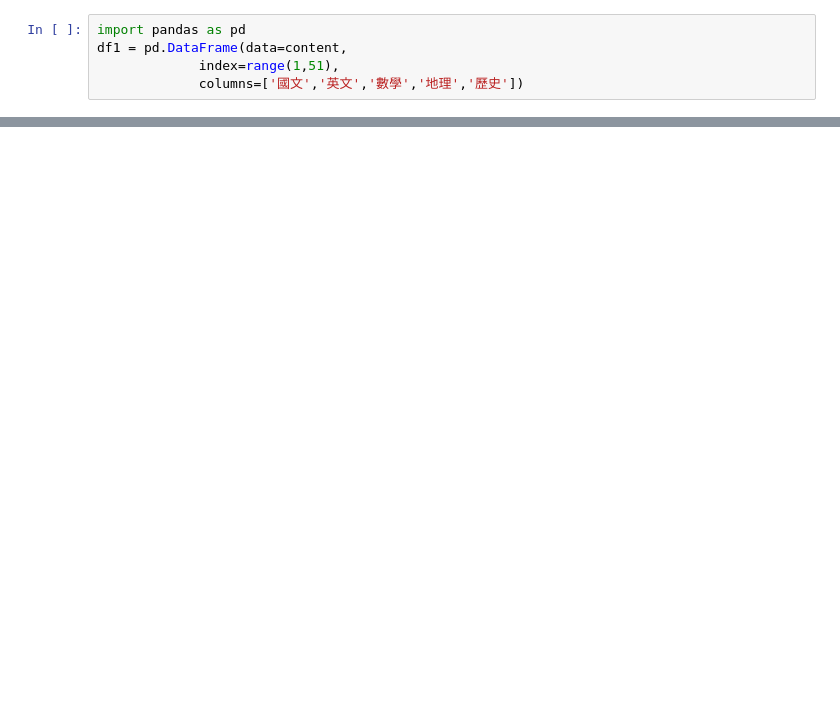
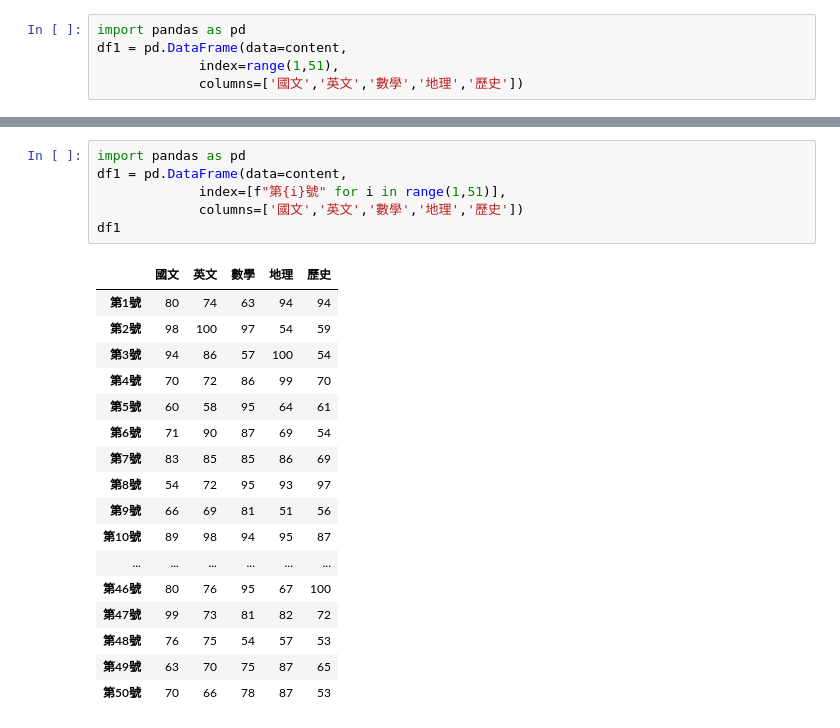
Before and after one commit to Shanpochen/_class_, a Jupyter notebook: lesson11.ipynb, the cells around one changed output, grey strips where cells are left out. Drawn from its saved outputs; the diff is of its cells as text; blank space fills up the shorter version.

```diff
--- a/lesson11.ipynb
+++ b/lesson11.ipynb
@@ -76,0 +26,24 @@ dtype: int64
+# %%
+import pandas as pd
+df1 = pd.DataFrame(data=content,
+             index=[f"第{i}號" for i in range(1,51)],
+             columns=['國文','英文','數學','地理','歷史'])
+df1
+# %% [output]
+|  | 國文 | 英文 | 數學 | 地理 | 歷史 |
+| 第1號 | 80 | 74 | 63 | 94 | 94 |
+| 第2號 | 98 | 100 | 97 | 54 | 59 |
+| 第3號 | 94 | 86 | 57 | 100 | 54 |
+| 第4號 | 70 | 72 | 86 | 99 | 70 |
+| 第5號 | 60 | 58 | 95 | 64 | 61 |
+| 第6號 | 71 | 90 | 87 | 69 | 54 |
+| 第7號 | 83 | 85 | 85 | 86 | 69 |
+| 第8號 | 54 | 72 | 95 | 93 | 97 |
+| 第9號 | 66 | 69 | 81 | 51 | 56 |
+| 第10號 | 89 | 98 | 94 | 95 | 87 |
+| ... | ... | ... | ... | ... | ... |
+| 第46號 | 80 | 76 | 95 | 67 | 100 |
+| 第47號 | 99 | 73 | 81 | 82 | 72 |
+| 第48號 | 76 | 75 | 54 | 57 | 53 |
+| 第49號 | 63 | 70 | 75 | 87 | 65 |
+| 第50號 | 70 | 66 | 78 | 87 | 53 |
```
Also changed, not shown: parts of 11 cells of this notebook.
